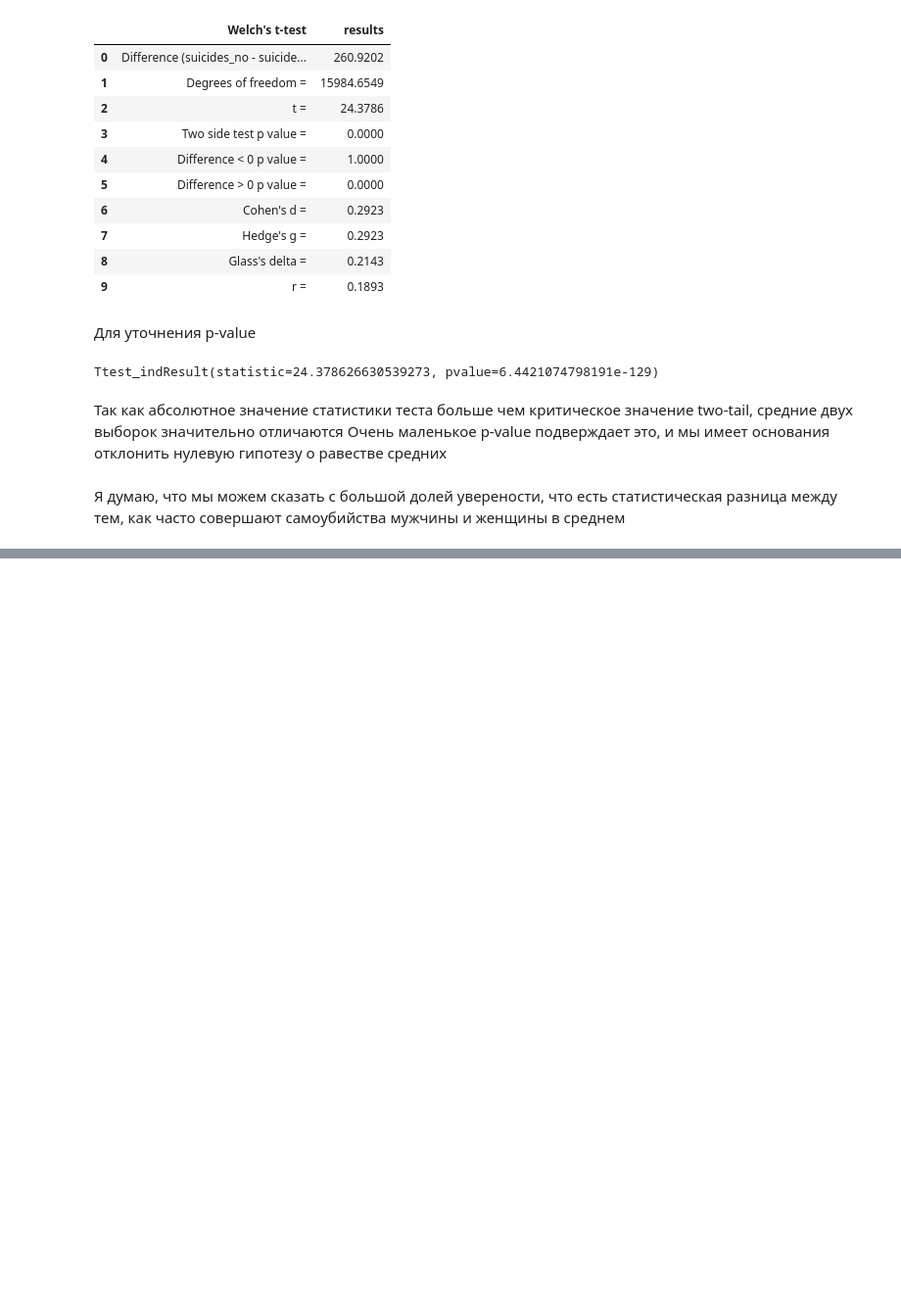
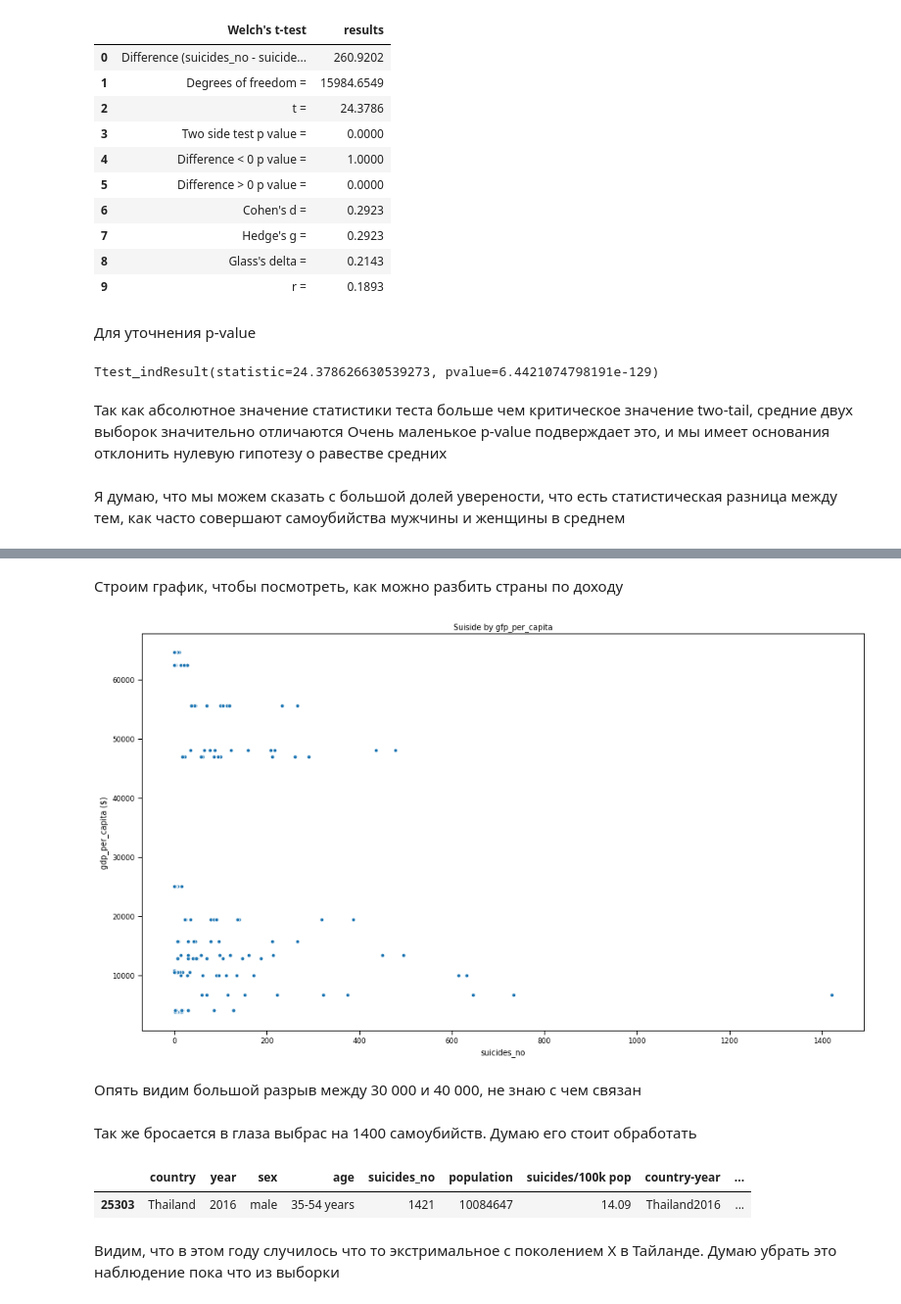
Before and after one commit to egorsemevskiy/EPAM, a Jupyter notebook: statistics/2_lesson/Task_3.ipynb, the cells around one changed output, grey strips where cells are left out. Shown: that part at 98% size. Saved outputs shown, nothing was run; the diff lists cells and outputs as text; code cells hidden in the pictures; blank space fills up the shorter version.

```diff
--- a/statistics/2_lesson/Task_3.ipynb
+++ b/statistics/2_lesson/Task_3.ipynb
@@ -181,0 +193,2 @@ Ttest_indResult(statistic=24.378626630539273, pvalue=6.4421074798191e-129)
+# %%
+df_2016 = df[df['year'] == 2016]
@@ -181,0 +204,20 @@ Ttest_indResult(statistic=24.378626630539273, pvalue=6.4421074798191e-129)
+# %% [markdown]
+Строим график, чтобы посмотреть, как можно разбить страны по доходу
+# %%
+plt.figure(figsize = (16,9))
+ax = sns.scatterplot(x=df_2016['suicides_no'], y=df_2016['gdp_per_capita ($)'])
+plt.title("Suiside by gfp_per_capita")
+plt.show()
+# %% [output]
+[figure, added]
+# %% [markdown]
+Опять видим большой разрыв между 30 000 и 40 000, не знаю с чем связан
+# %% [markdown]
+Так же бросается в глаза выбрас на 1400 самоубийств. Думаю его стоит обработать
+# %%
+df_2016[df_2016['suicides_no'] > 1400]
+# %% [output]
+|  | country | year | sex | age | suicides_no | population | suicides/100k pop | country-year | ... |
+| 25303 | Thailand | 2016 | male | 35-54 years | 1421 | 10084647 | 14.09 | Thailand2016 | ... |
+# %% [markdown]
+Видим, что в этом году случилось что то экстримальное с поколением Х в Тайланде. Думаю убрать это наблюдение пока что из выборки
```
Also changed, not shown: parts of 36 cells of this notebook, 1 other file.
